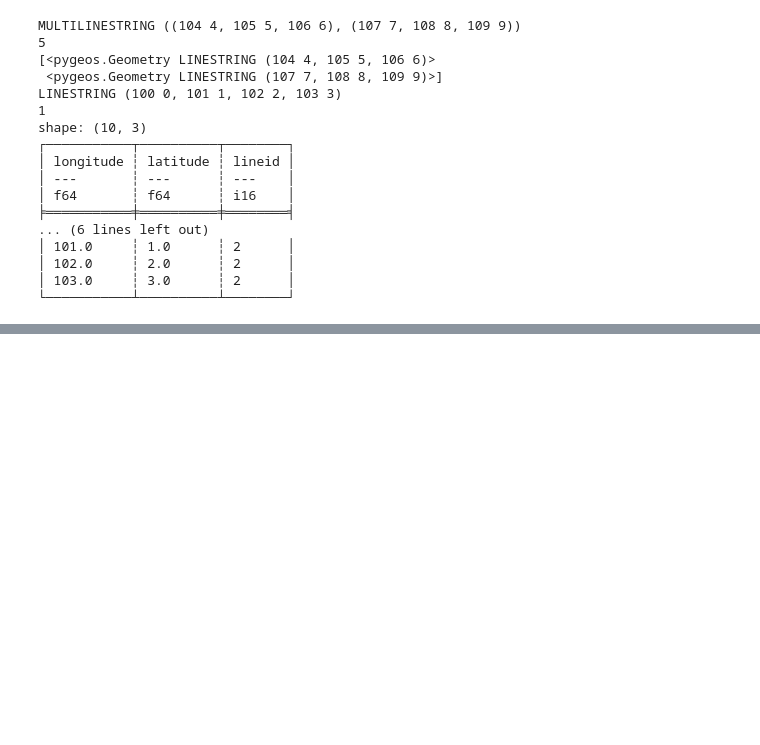
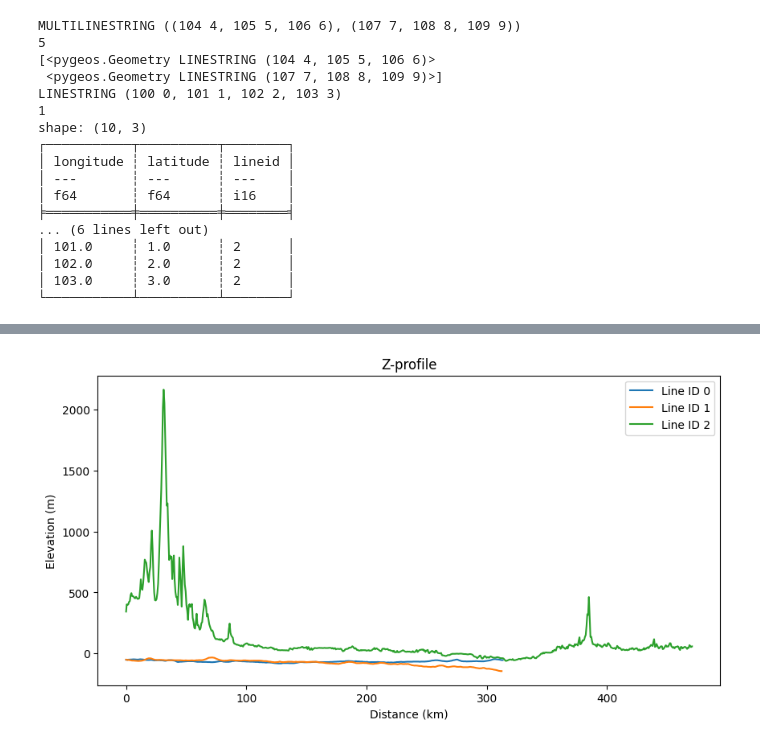
Before and after one commit to cywhale/gebco, a Jupyter notebook: dev/wireframe01.ipynb, the cells around one changed output, grey strips where cells are left out. Drawn from its saved outputs; the diff is of its cells as text; code cells hidden in the pictures; blank space fills up the shorter version.

```diff
--- a/dev/wireframe01.ipynb
+++ b/dev/wireframe01.ipynb
@@ -289,8 +361,6 @@ MULTILINESTRING ((100 0, 101 1), (102 2, 103 3))
 # Example GeoJSON string with LineString and MultiLineString
 geojson_str = '''
 {
-    "type": "Feature",
-    "geometry": {
         "type": "GeometryCollection",
         "geometries": [
             {
@@ -307,7 +377,6 @@ geojson_str = '''
                 ]
             }
         ]
-    }
 }
 '''
 #pygeos.get_type_id
@@ -329,7 +398,7 @@ df_rows = []
 line_id = 0
 
 # Iterate over all geometries in the GeometryCollection
-for geom in geojson_dict['geometry']['geometries']:
+for geom in geojson_dict['geometries']:
     # Extract the coordinates from the geometry
     coords = geom['coordinates']
     # Convert the coordinates to a PyGEOS geometry object
@@ -390,3 +510,41 @@ plt.show()
+# %%
+#import matplotlib.pyplot as plt
+def plot_z_profiles(data, legend=True, onlyz=False):
+    plt.figure(figsize=(10, 5))
+
+    # Check if 'distance' column is present
+    has_distance = 'distance' in data.columns
+    has_lineid = 'lineid' in data.columns
+
+    # Group data by lineid and plot each group
+    if onlyz:
+       plt.plot(data['z'])
+    elif has_lineid:
+        for line_id, group_data in data.groupby('lineid'):
+            z = group_data['z']
+            if has_distance:
+                distances = group_data['distance']
+                # Calculate cumulative distances for each group
+                cumulative_distances = list(itertools.accumulate(distances))
+                plt.plot(cumulative_distances, z, label=f'Line ID {line_id}')
+            else:
+                plt.plot(z, label=f'Line ID {line_id}')
+    else:
+        plt.plot(data['z'])
+
+    plt.xlabel("Distance (km)" if has_distance else "Index")
+    plt.ylabel("Elevation (m)")
+    plt.title("Z-profile")
+    if legend:
+        plt.legend()
+    plt.show()
+
+# Example usage
+# plot_z_profiles(final_df)
+# %%
+plot_z_profiles(final_df)
+# %% [output]
+[figure, added]
 # %%
 pts_dict = {
     "type": "FeatureCollection",
```
Also changed, not shown: parts of 30 cells of this notebook, 10 other files.
